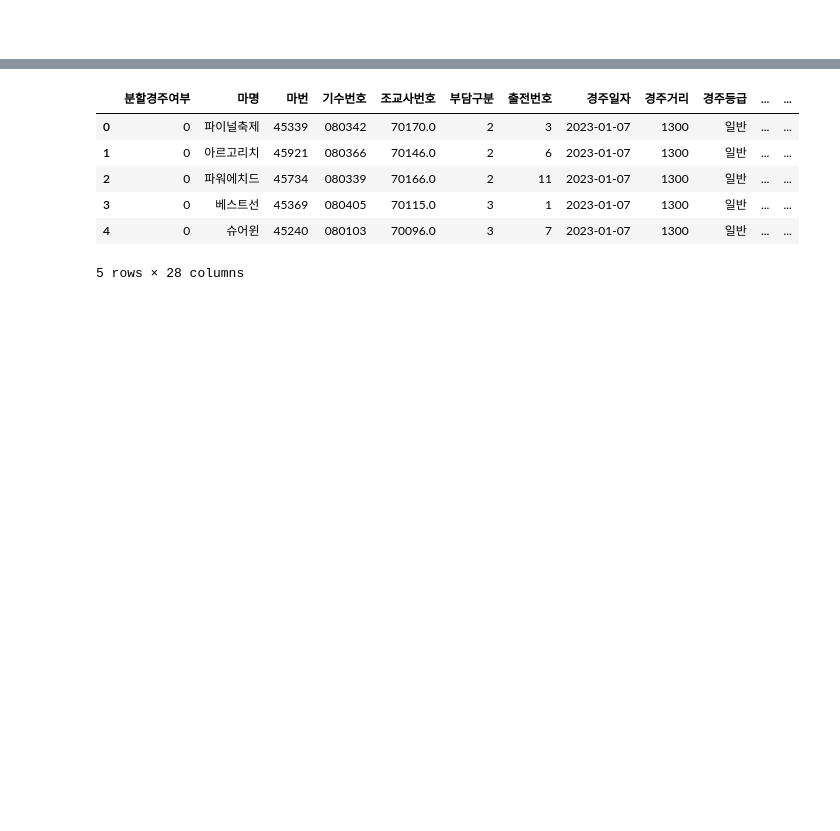
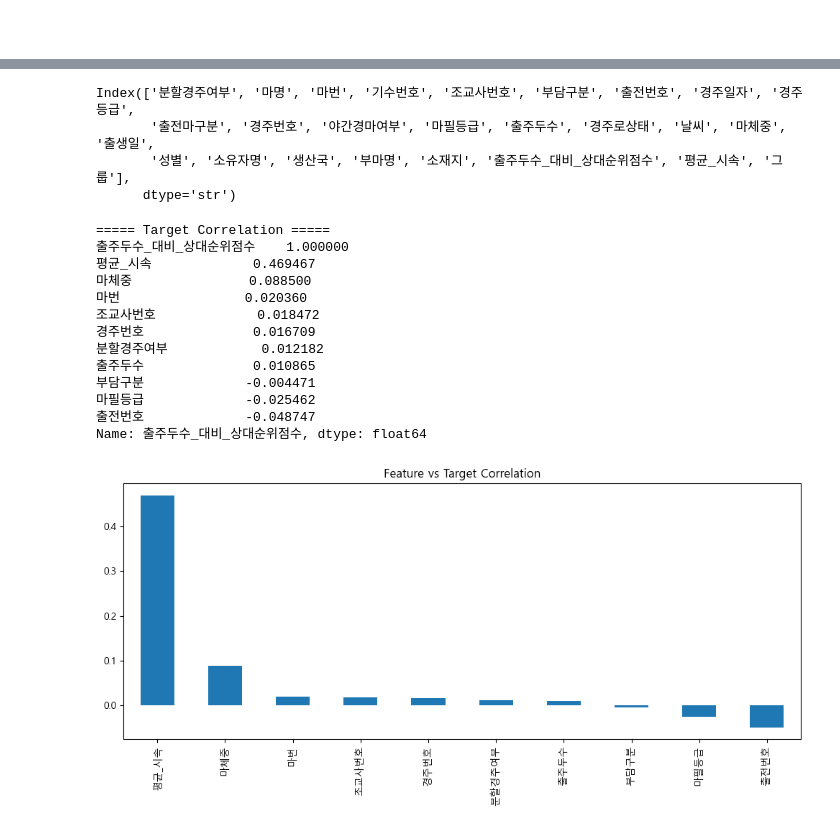
Before and after one commit to letsgohye1/Horse, a Jupyter notebook: src/hw/살려주세요/데이터를_돌려보아요.ipynb, the cells around one changed output, grey strips where cells are left out. Saved outputs shown, nothing was run; the diff lists cells and outputs as text; code cells hidden in the pictures; blank space fills up the shorter version.

```diff
--- a/src/hw/살려주세요/데이터를_돌려보아요.ipynb
+++ b/src/hw/살려주세요/데이터를_돌려보아요.ipynb
@@ -205,12 +199,49 @@ p-value: 2.471880975027127e-33
 # %%
 
 
-df.head()
+df.columns
 # %% [output]
-|  | 분할경주여부 | 마명 | 마번 | 기수번호 | 조교사번호 | 부담구분 | 출전번호 | 경주일자 | 경주거리 | 경주등급 | ... | ... |
-| 0 | 0 | 파이널축제 | 45339 | 080342 | 70170.0 | 2 | 3 | 2023-01-07 | 1300 | 일반 | ... | ... |
-| 1 | 0 | 아르고리치 | 45921 | 080366 | 70146.0 | 2 | 6 | 2023-01-07 | 1300 | 일반 | ... | ... |
-| 2 | 0 | 파워에치드 | 45734 | 080339 | 70166.0 | 2 | 11 | 2023-01-07 | 1300 | 일반 | ... | ... |
-| 3 | 0 | 베스트선 | 45369 | 080405 | 70115.0 | 3 | 1 | 2023-01-07 | 1300 | 일반 | ... | ... |
-| 4 | 0 | 슈어윈 | 45240 | 080103 | 70096.0 | 3 | 7 | 2023-01-07 | 1300 | 일반 | ... | ... |
-5 rows × 28 columns
+Index(['분할경주여부', '마명', '마번', '기수번호', '조교사번호', '부담구분', '출전번호', '경주일자', '경주등급',
+       '출전마구분', '경주번호', '야간경마여부', '마필등급', '출주두수', '경주로상태', '날씨', '마체중', '출생일',
+       '성별', '소유자명', '생산국', '부마명', '소재지', '출주두수_대비_상대순위점수', '평균_시속', '그룹'],
+      dtype='str')
+# %%
+import pandas as pd
+import numpy as np
+import matplotlib.pyplot as plt
+
+target = "출주두수_대비_상대순위점수"
+
+# 숫자형만
+num_df = df.select_dtypes(include=["int64", "float64"])
+
+# 상관계수
+corr = num_df.corr()
+
+# 타겟과 상관
+target_corr = corr[target].sort_values(ascending=False)
+
+print("===== Target Correlation =====")
+print(target_corr)
+
+# 시각화
+plt.figure(figsize=(10,5))
+target_corr.drop(target).plot(kind="bar")
+plt.title("Feature vs Target Correlation")
+plt.tight_layout()
+plt.show()
+# %% [output]
+===== Target Correlation =====
+출주두수_대비_상대순위점수    1.000000
+평균_시속             0.469467
+마체중               0.088500
+마번                0.020360
+조교사번호             0.018472
+경주번호              0.016709
+분할경주여부            0.012182
+출주두수              0.010865
+부담구분             -0.004471
+마필등급             -0.025462
+출전번호             -0.048747
+Name: 출주두수_대비_상대순위점수, dtype: float64
+[figure, added]
```
Also changed, not shown: parts of 6 cells of this notebook.
